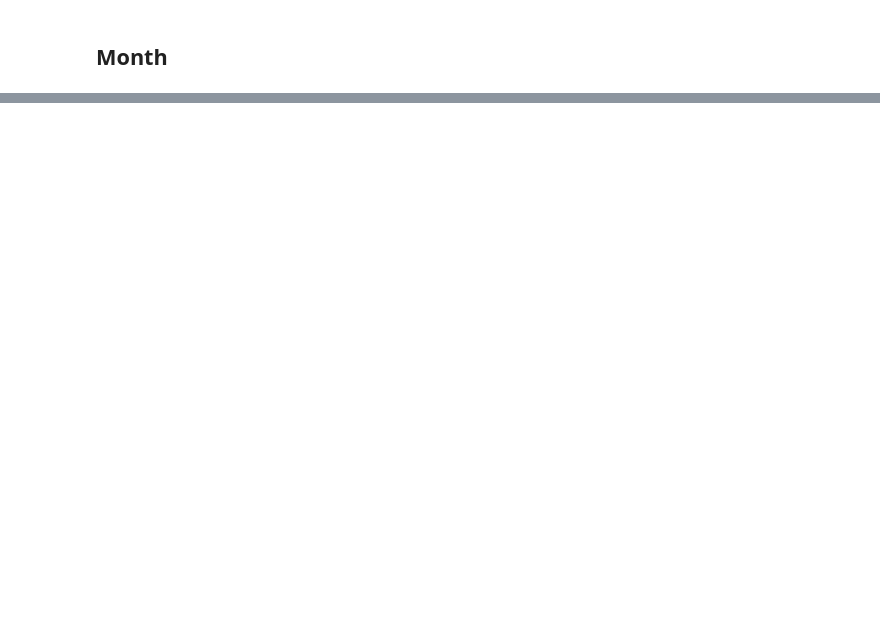
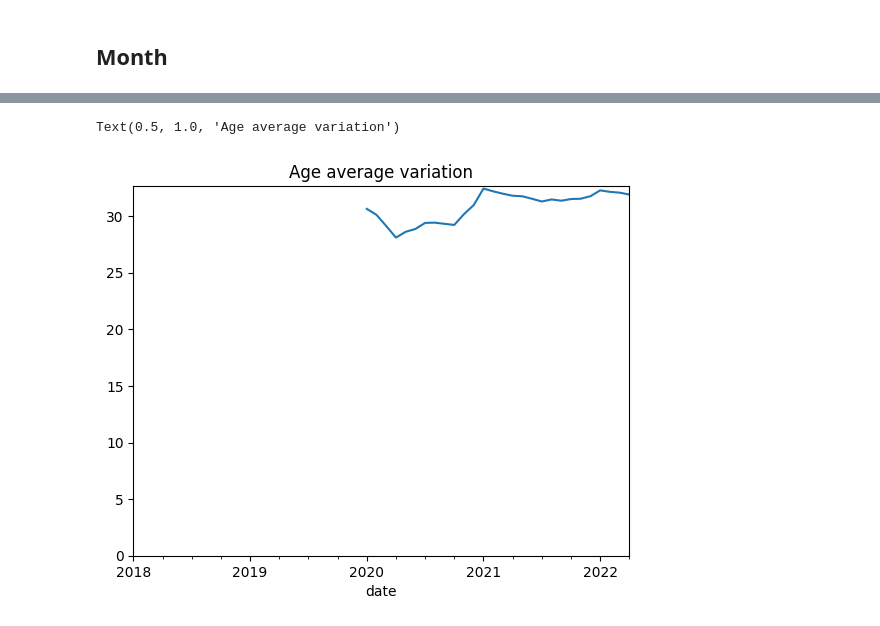
Before and after one commit to anayflima/bss-analysis, a Jupyter notebook: data_analysis/covid_impact.ipynb, the cells around one changed output, grey strips where cells are left out. Cells and saved outputs as stored; diff of their text form; code cells hidden in the pictures; blank space fills up the shorter version.

```diff
--- a/data_analysis/covid_impact.ipynb
+++ b/data_analysis/covid_impact.ipynb
@@ -140 +114,8 @@ trips_month['tripduration'].plot()
 [figure]
+# %%
+trips_month['age'].plot()
+plt.ylim(bottom=0)
+plt.title('Age average variation')
+# %% [output]
+Text(0.5, 1.0, 'Age average variation')
+[figure, added]
```
Also changed, not shown: parts of 19 cells of this notebook.
